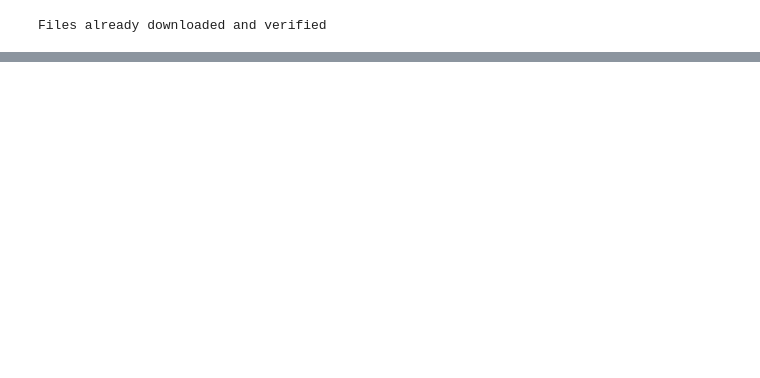
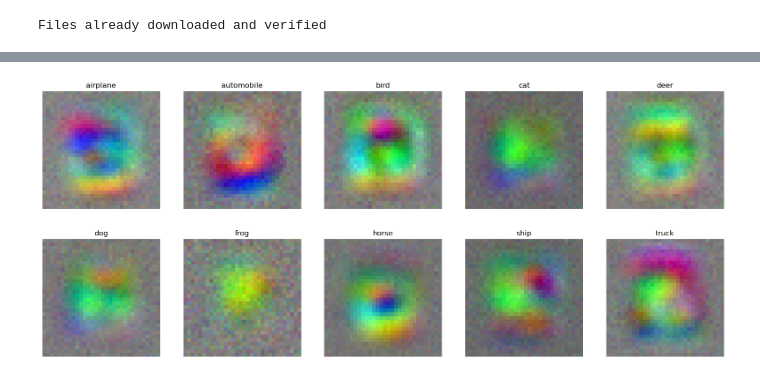
Before and after one commit to fabioseel/receptive-fields, a Jupyter notebook: src/evaluation.ipynb, the cells around one changed output, grey strips where cells are left out. Drawn from its saved outputs; the diff is of its cells as text; code cells hidden in the pictures; blank space fills up the shorter version.

```diff
--- a/src/evaluation.ipynb
+++ b/src/evaluation.ipynb
@@ -18,3 +57,13 @@ model = SimpleCNN.load("../models/simple3layercnn")
+# %%
+fig, axes = plt.subplots(2, 5, figsize=(20,8))
+eff_rfs = activation_triggered_average(model, n_iter=128)
+for class_name, i in train_data.class_to_idx.items():
+    ax = axes.flat[i]
+    ax.imshow(normalizeZeroOne(eff_rfs[i].movedim(0,2)))
+    ax.axis('off')
+    ax.set_title(class_name)
+# %% [output]
+[figure, added]
 # %%
 fig, axes = plt.subplots(2, 5, figsize=(20,8))
 eff_rfs = []
```
Also changed, not shown: parts of 12 cells of this notebook, 1 other file.
